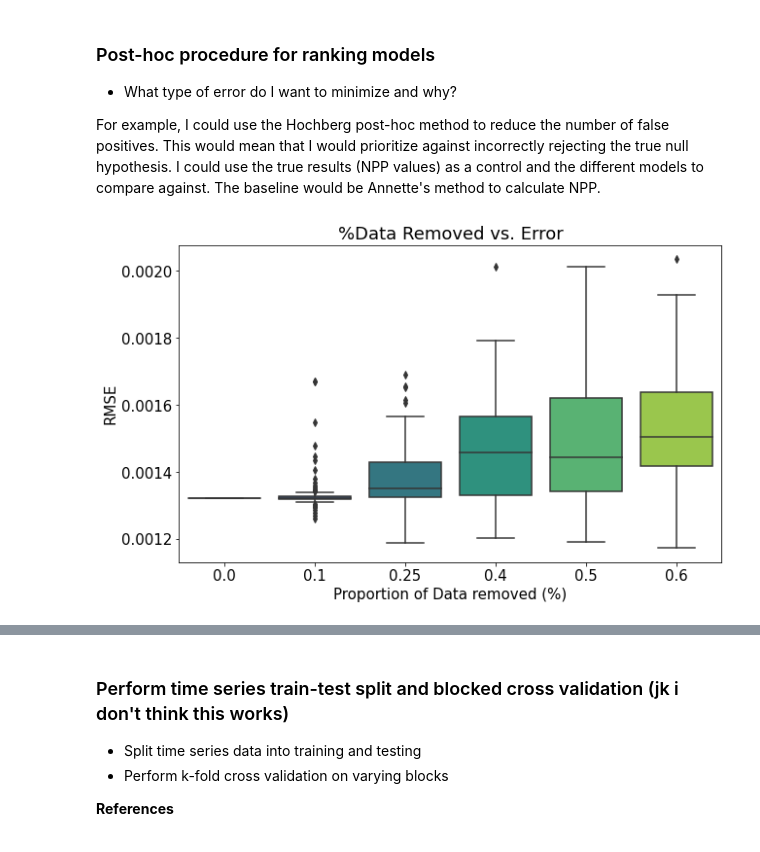
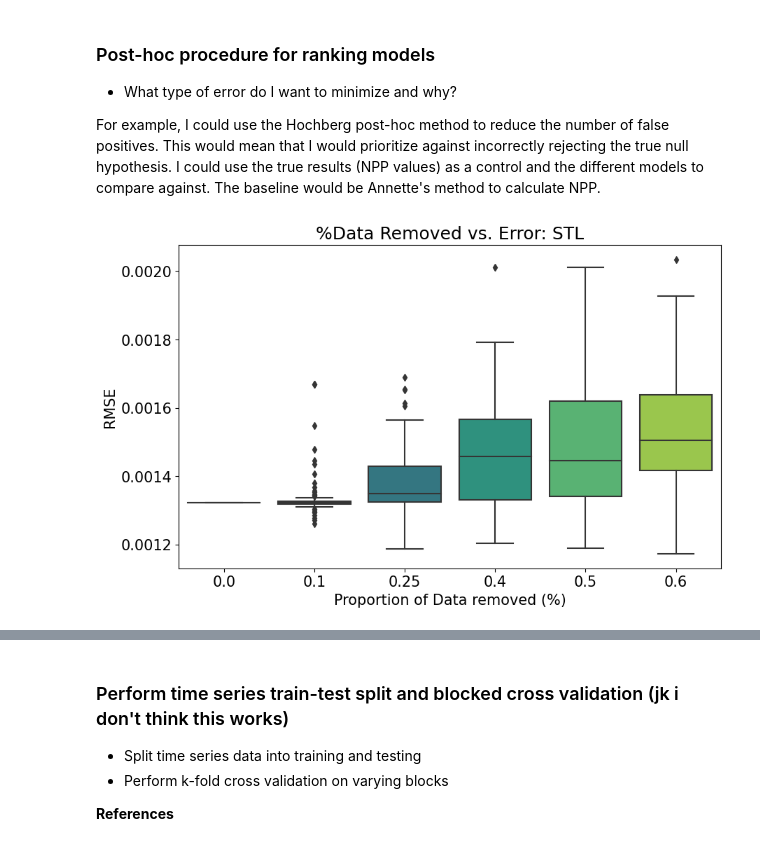
Before and after one commit to klqi/seaflow_tsd, a Jupyter notebook: zinser_simulations.ipynb, the cells around one changed output, grey strips where cells are left out. Drawn from its saved outputs; the diff is of its cells as text; code cells hidden in the pictures.

```diff
--- a/zinser_simulations.ipynb
+++ b/zinser_simulations.ipynb
@@ -93,7 +89,8 @@ Try with varying percentages of missing data
 # %%
 from sklearn.metrics import mean_squared_error
 # generate missing data
-missing_25=generate_missing_data(ten_days, 0.25)
+# missing_25=generate_missing_data(ten_days, 0.25)
+missing_25=generate_missing_chunks(ten_days, 30, 0.25)
 # calculate imputed values
 impute_df=run_imputation(missing_25)
 
@@ -184,0 +310,21 @@ rmse_df=pd.read_pickle('simulation_data/rmse_df')
+# %%
+def to_df(dist,cols, error):
+    df=pd.DataFrame(dist)
+    df.columns=cols
+    return(df.melt(var_name='removed', value_name=error))
+
+import seaborn as sns
+def error_boxplot(df, error, model):
+    fig,axs=plt.subplots(figsize=(10,6))
+    sns.boxplot(data=df, x='removed',y=error, palette=sns.color_palette("viridis"))
+    axs.set_xlabel('Proportion of Data removed (%)')
+    axs.set_ylabel(error)
+    axs.set_title(f'%Data Removed vs. Error: {model}')
+    plt.show()
+# %%
+rmse_df=to_df(rmse_dist, to_remove, 'RMSE')
+error_boxplot(rmse_df, 'RMSE', 'STL')
+smape_df=to_df(smape_dist, to_remove, 'sMAPE')
+error_boxplot(smape_df, 'sMAPE', 'STL')
+mase_df=to_df(mase_dist, to_remove, 'MASE')
+error_boxplot(mase_df, 'MASE', 'STL')
@@ -190,12 +353,12 @@ For example, I could use the Hochberg post-hoc method to reduce the number of fa
 # %%
 import seaborn as sns
 
 error_long=rmse_df.melt(var_name='removed', value_name='rmse')
 fig,axs=plt.subplots(figsize=(10,6))
 sns.boxplot(data=error_long, x='removed',y='rmse', palette=sns.color_palette("viridis"))
 axs.set_xlabel('Proportion of Data removed (%)')
 axs.set_ylabel('RMSE')
-axs.set_title('%Data Removed vs. Error')
+axs.set_title('%Data Removed vs. Error: STL')
 plt.show()
 # %% [output]
-[figure, old version]
+[figure, new version]
```
Also changed, not shown: parts of 19 cells of this notebook, 9 other files.
